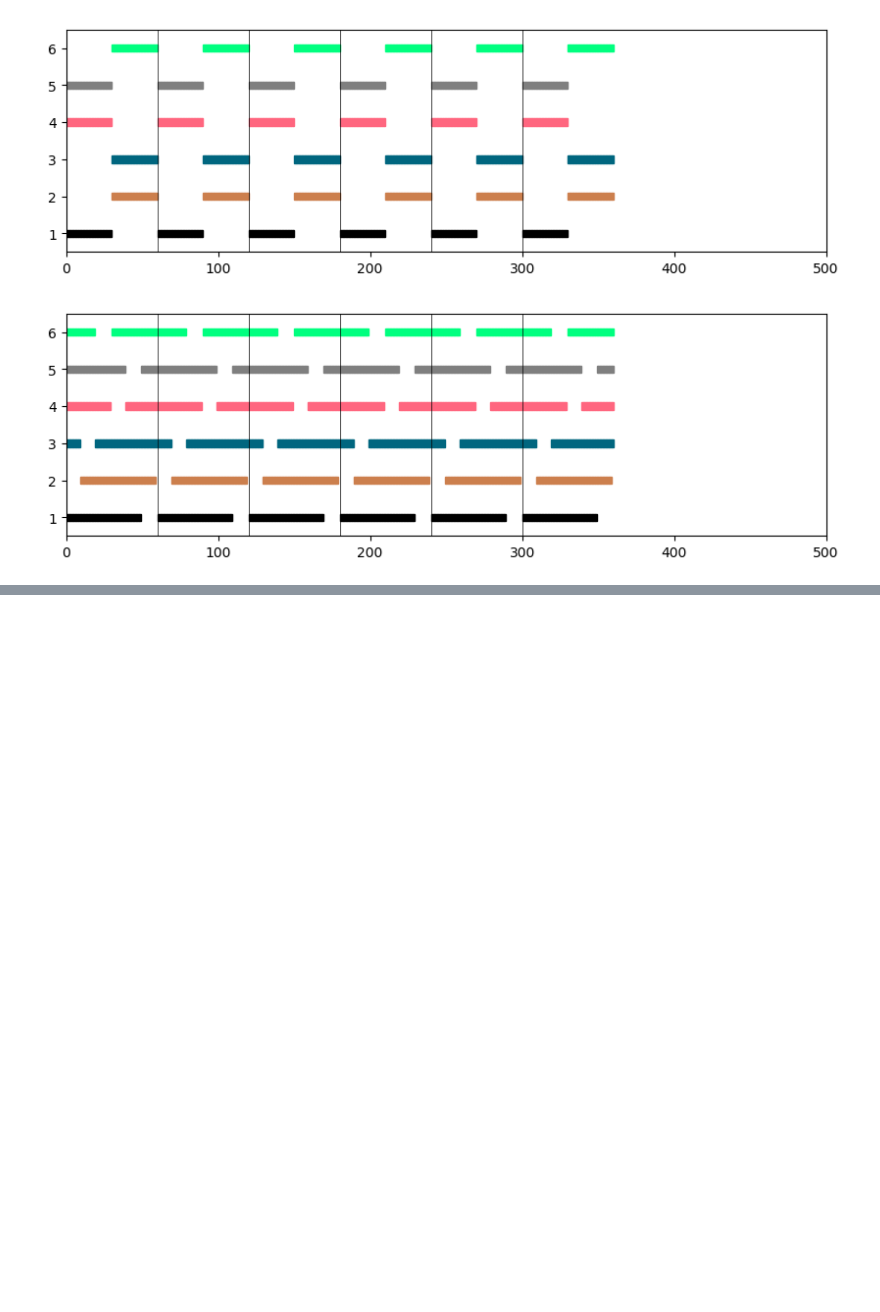
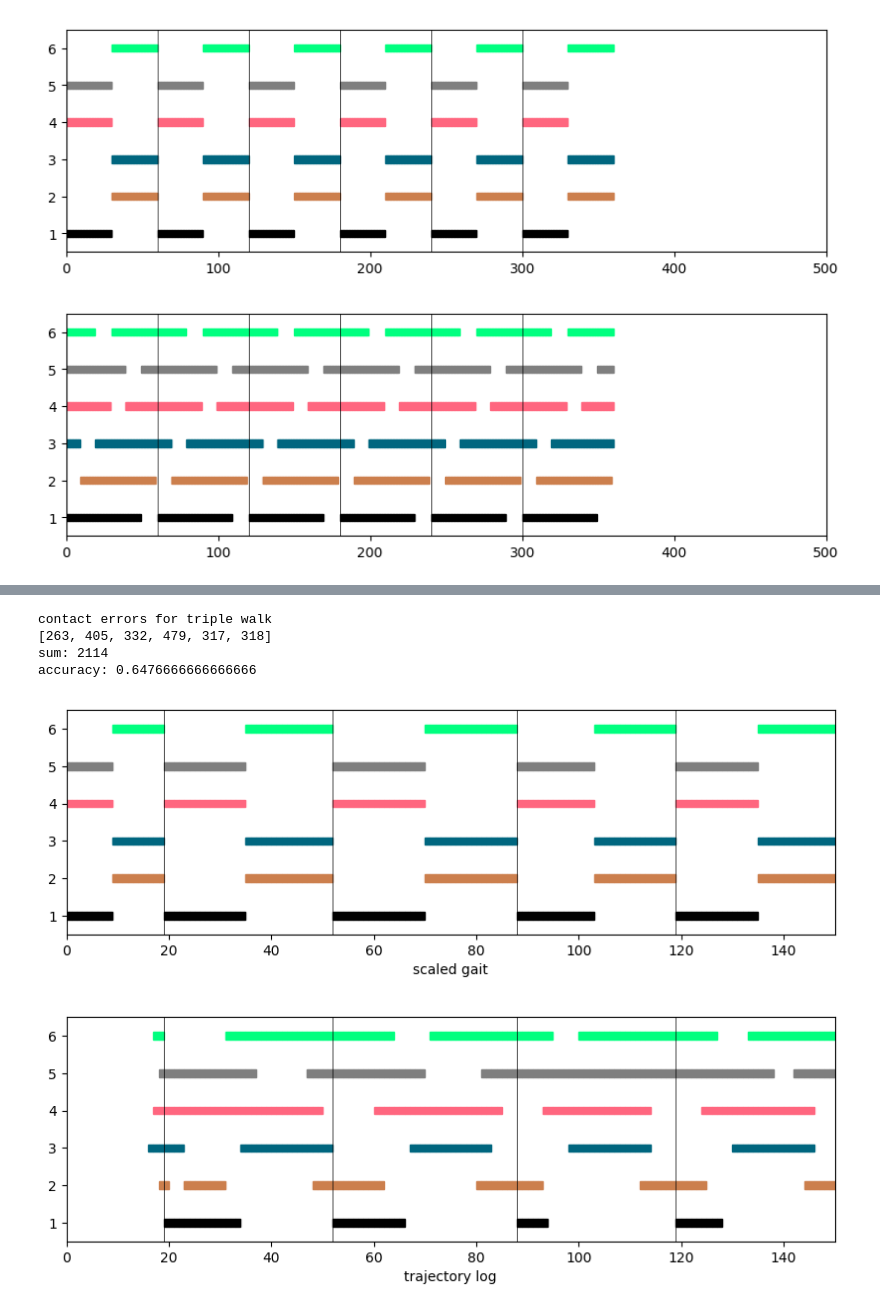
Before and after one commit to nosmokingsurfer/RL_hexapod, a Jupyter notebook: walk_analyse/walk_analyser.ipynb, the cells around one changed output, grey strips where cells are left out. Saved outputs shown, nothing was run; the diff lists cells and outputs as text; code cells hidden in the pictures; blank space fills up the shorter version.

```diff
--- a/walk_analyse/walk_analyser.ipynb
+++ b/walk_analyse/walk_analyser.ipynb
@@ -177,0 +197,9 @@ draw_gait(gaits["sequence"])
+# %%
+print_error("triple")
+# %% [output]
+contact errors for triple walk
+[263, 405, 332, 479, 317, 318]
+sum: 2114
+accuracy: 0.6476666666666666
+[figure, added]
+[figure, added]
```
Also changed, not shown: parts of 16 cells of this notebook.
